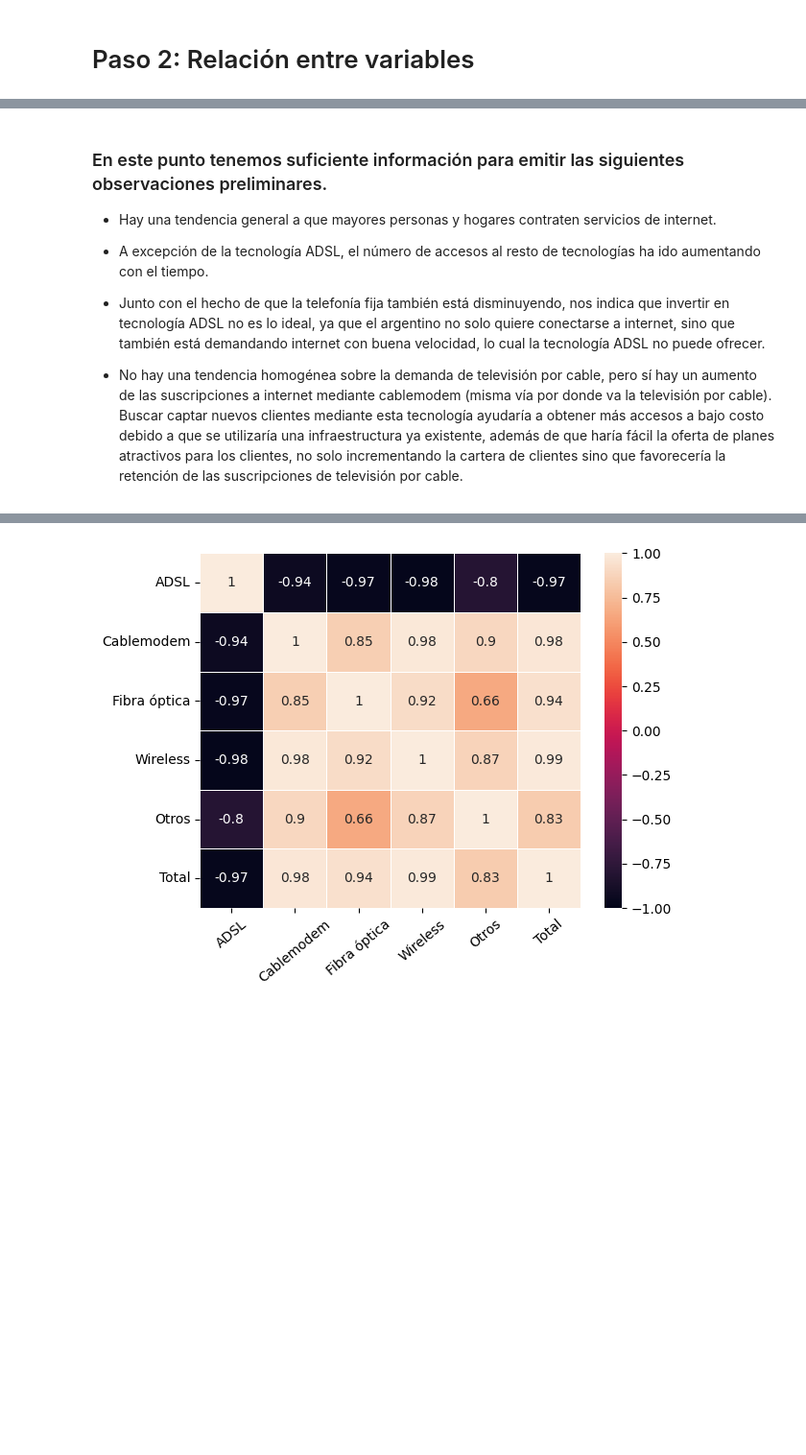
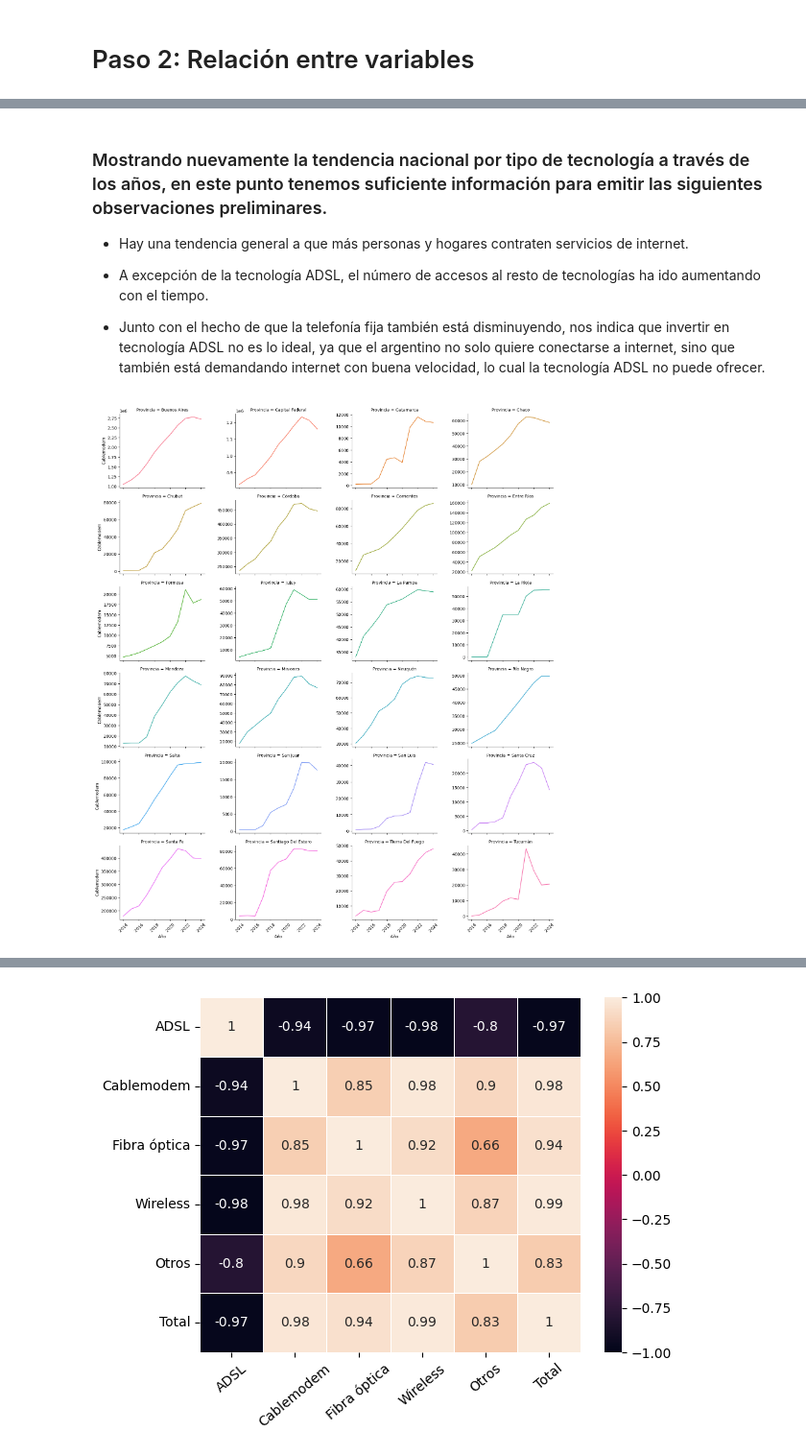
Before and after one commit to Samuel-R-021/Henry-PI02, a Jupyter notebook: EDA.ipynb, the cells around one changed output, grey strips where cells are left out. Shown at 96% size. Saved outputs shown, nothing was run; the diff lists cells and outputs as text; code cells hidden in the pictures; blank space fills up the shorter version.

```diff
--- a/EDA.ipynb
+++ b/EDA.ipynb
@@ -1163,9 +1178,17 @@ No hay datos duplicados en el dataset.
 # %% [markdown]
-### En este punto tenemos suficiente información para emitir las siguientes observaciones preliminares.
+### Mostrando nuevamente la tendencia nacional por tipo de tecnología a través de los años, en este punto tenemos suficiente información para emitir las siguientes observaciones preliminares.
 
-* Hay una tendencia general a que mayores personas y hogares contraten servicios de internet.
+* Hay una tendencia general a que más personas y hogares contraten servicios de internet.
 
 * A excepción de la tecnología ADSL, el número de accesos al resto de tecnologías ha ido aumentando con el tiempo.
 * Junto con el hecho de que la telefonía fija también está disminuyendo, nos indica que invertir en tecnología ADSL no es lo ideal, ya que el argentino no solo quiere conectarse a internet, sino que también está demandando internet con buena velocidad, lo cual la tecnología ADSL no puede ofrecer.
-* No hay una tendencia homogénea sobre la demanda de televisión por cable, pero sí hay un aumento de las suscripciones a internet mediante cablemodem (misma vía por donde va la televisión por cable). Buscar captar nuevos clientes mediante esta tecnología ayudaría a obtener más accesos a bajo costo debido a que se utilizaría una infraestructura ya existente, además de que haría fácil la oferta de planes atractivos para los clientes, no solo incrementando la cartera de clientes sino que favorecería la retención de las suscripciones de televisión por cable.
+# %%
+grid = sns.FacetGrid(tecno_accesos, col='Provincia', hue='Provincia', col_wrap= 4, sharey= False)
+grid.map_dataframe(sns.lineplot, x='Año', y= 'Cablemodem',errorbar=None)
+grid.tick_params(axis='x', labelrotation=45)
+grid.figure.set_figwidth(16)
+
+plt.show()
+# %% [output]
+[figure, added]
 # %% [markdown]
```
Also changed, not shown: parts of 48 cells of this notebook, 3 other files.
